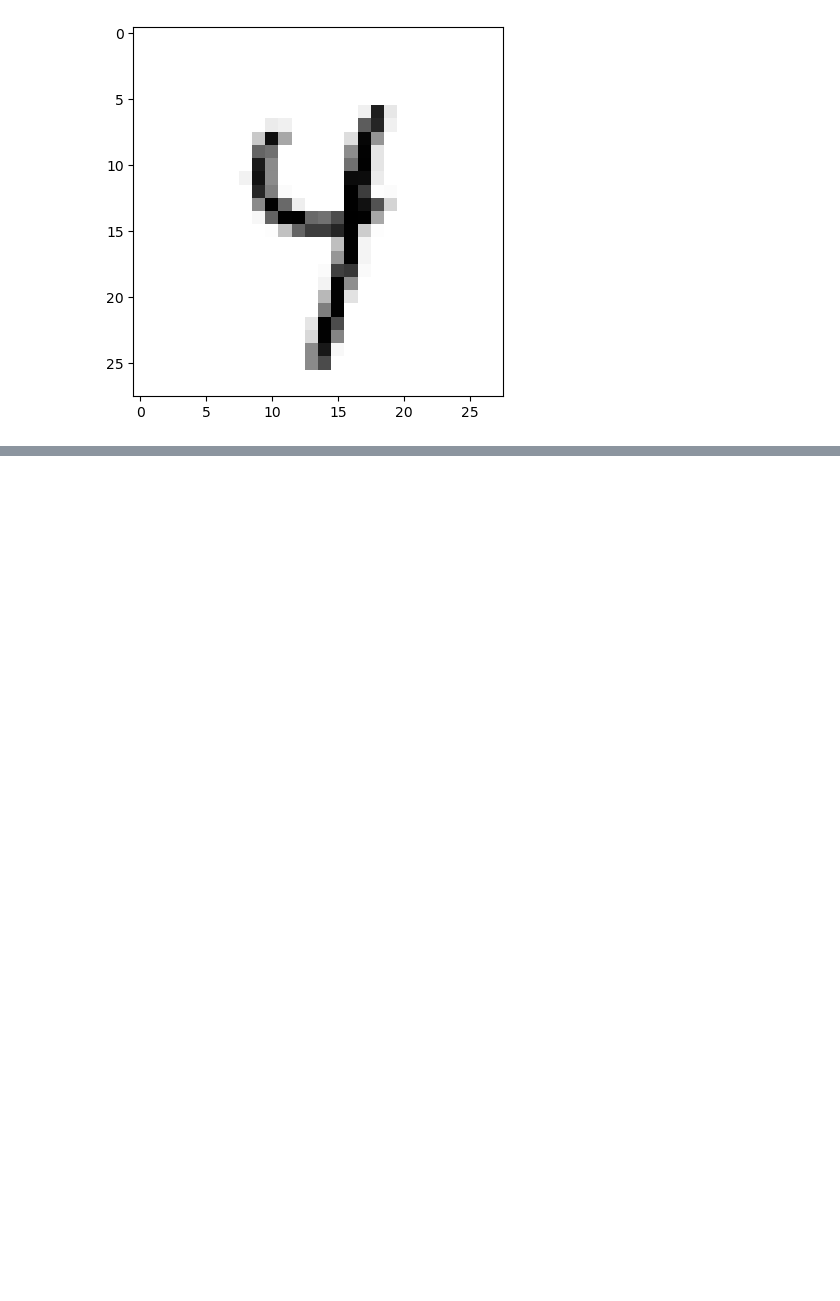
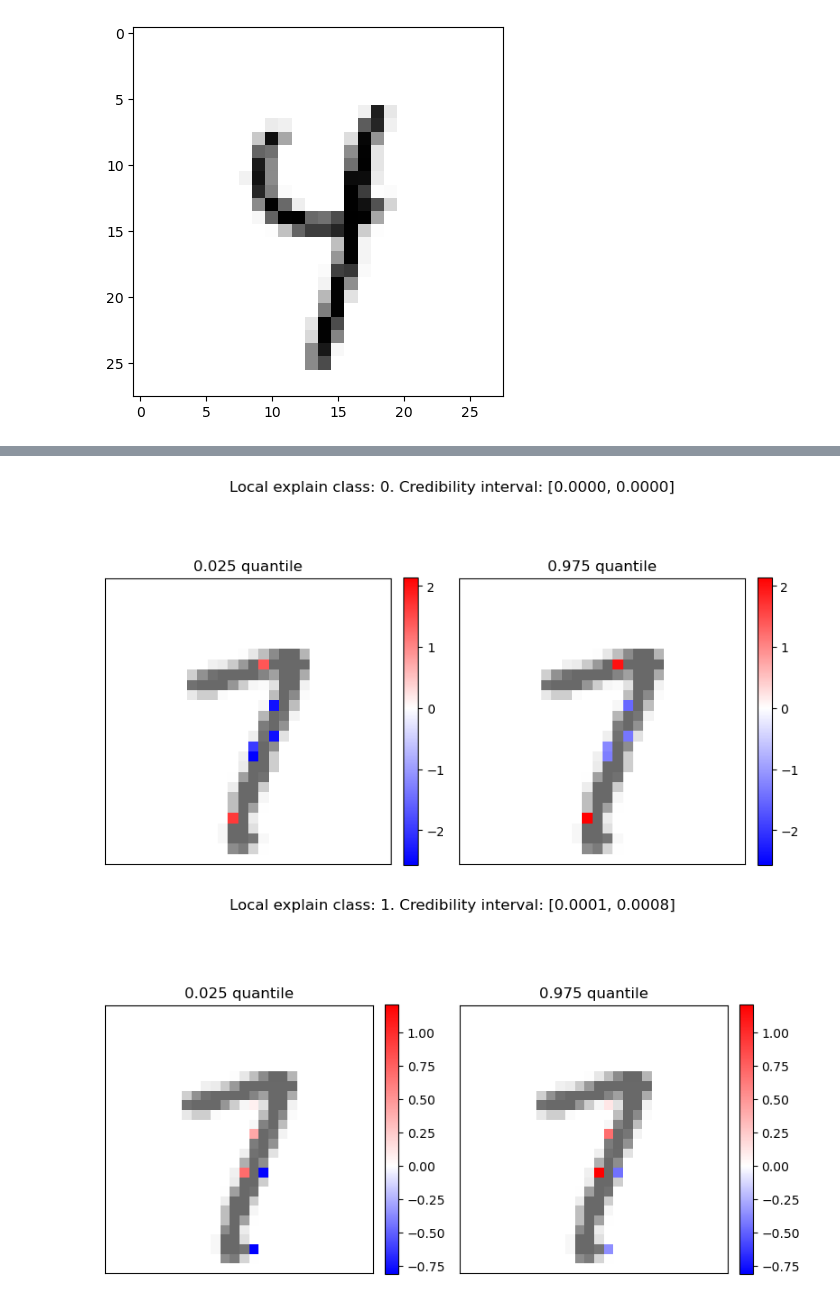
Before and after one commit to eirihoyh/ISLBBNN, a Jupyter notebook: examples/mnist/lrt.ipynb, the cells around one changed output, grey strips where cells are left out. Saved outputs shown, nothing was run; the diff lists cells and outputs as text; code cells hidden in the pictures; blank space fills up the shorter version.

```diff
--- a/examples/mnist/lrt.ipynb
+++ b/examples/mnist/lrt.ipynb
@@ -343,0 +369,5 @@ pf.plot_local_contribution_images_contribution_dist(net, explain_this, n_classes
+# %%
+pf.plot_local_contribution_images_contribution_empirical(net, explain_this, n_classes=n_classes, n_samples=100, save_path="local_plots/digit7")
+# %% [output]
+[figure, added]
+[figure, added]
```
Also changed, not shown: parts of 8 cells of this notebook, 31 other files.
